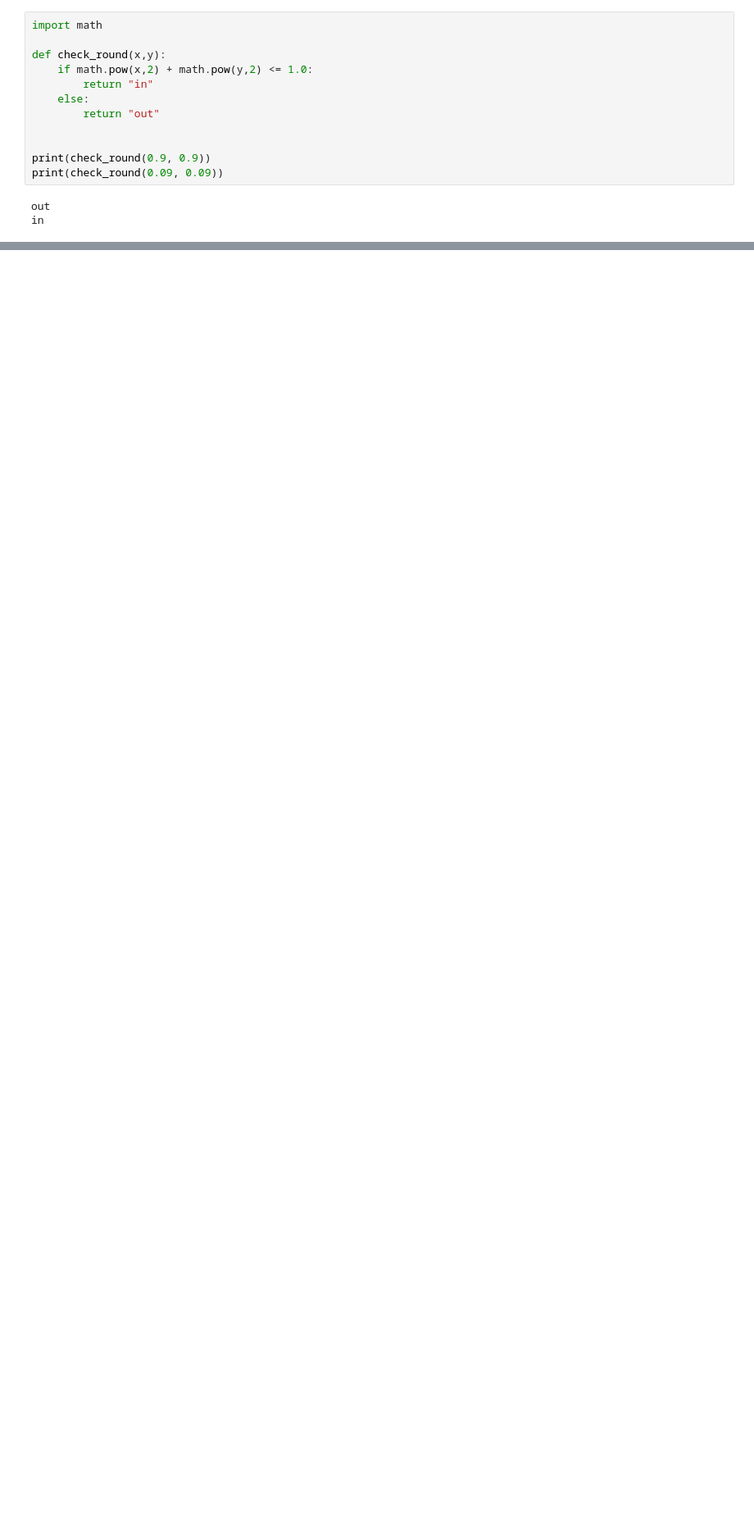
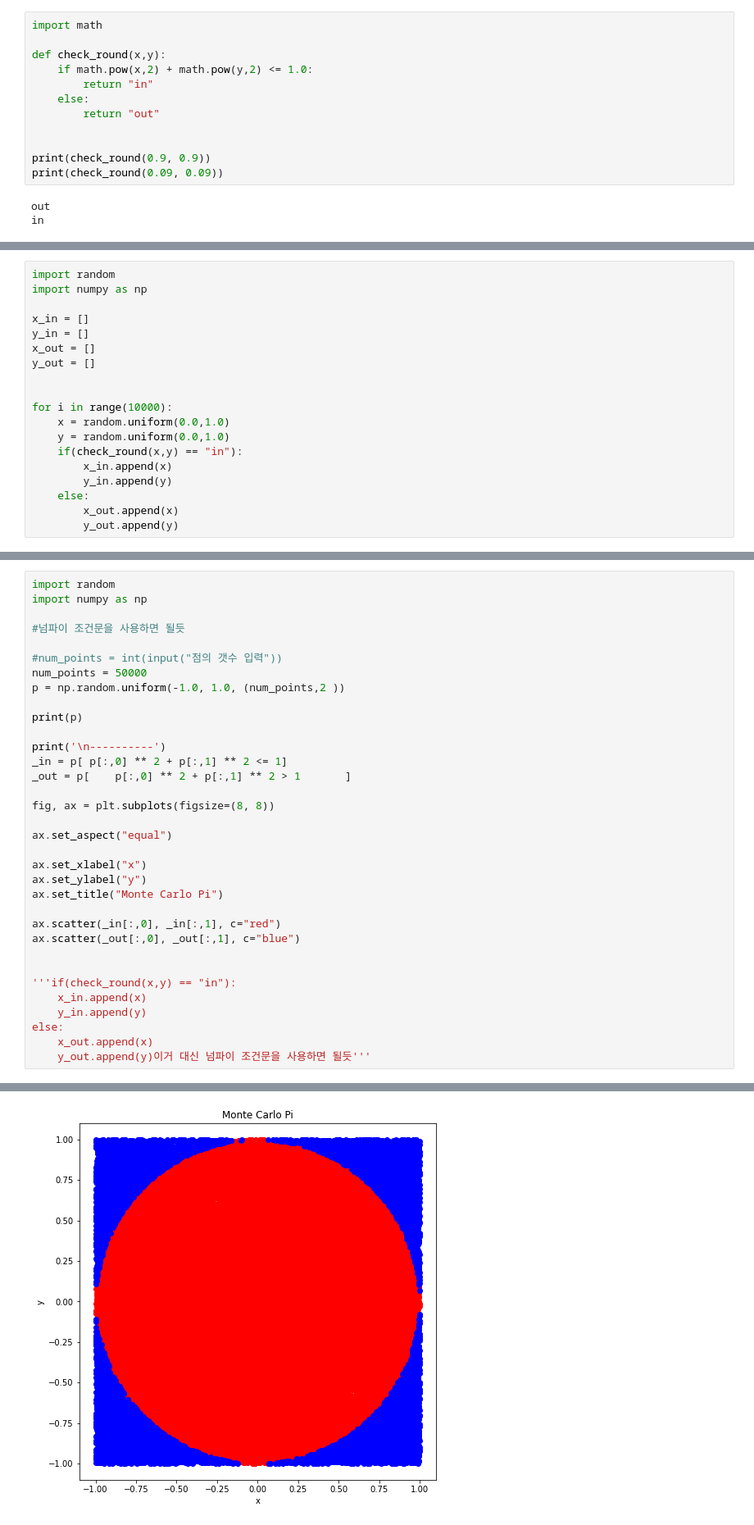
Before and after one commit to cheolhakja/python-fastlane-mystudy, a Jupyter notebook: ch5/몬테카를로.ipynb, the cells around one changed output, grey strips where cells are left out. Shown at 82% size. Saved outputs shown, nothing was run; the diff lists cells and outputs as text; blank space fills up the shorter version.

```diff
--- a/ch5/몬테카를로.ipynb
+++ b/ch5/몬테카를로.ipynb
@@ -62,0 +54,19 @@ plt.show()
+# %%
+import random
+import numpy as np
+
+x_in = []
+y_in = []
+x_out = []
+y_out = []
+
+
+for i in range(10000):
+    x = random.uniform(0.0,1.0)
+    y = random.uniform(0.0,1.0)
+    if(check_round(x,y) == "in"):
+        x_in.append(x)
+        y_in.append(y)
+    else:
+        x_out.append(x)
+        y_out.append(y)
@@ -62,0 +75,35 @@ plt.show()
+# %%
+import random
+import numpy as np
+
+#넘파이 조건문을 사용하면 될듯
+
+#num_points = int(input("점의 갯수 입력"))
+num_points = 50000
+p = np.random.uniform(-1.0, 1.0, (num_points,2 ))
+
+print(p)
+
+print('\n----------')
+_in = p[ p[:,0] ** 2 + p[:,1] ** 2 <= 1]
+_out = p[    p[:,0] ** 2 + p[:,1] ** 2 > 1       ]
+
+fig, ax = plt.subplots(figsize=(8, 8))
+
+ax.set_aspect("equal")
+
+ax.set_xlabel("x")
+ax.set_ylabel("y")
+ax.set_title("Monte Carlo Pi")
+
+ax.scatter(_in[:,0], _in[:,1], c="red")
+ax.scatter(_out[:,0], _out[:,1], c="blue")
+
+
+'''if(check_round(x,y) == "in"):
+    x_in.append(x)
+    y_in.append(y)
+else:
+    x_out.append(x)
+    y_out.append(y)이거 대신 넘파이 조건문을 사용하면 될듯'''
+# %% [output]
@@ -62,0 +120 @@ plt.show()
+[figure, added]
```
Also changed, not shown: parts of 4 cells of this notebook.
